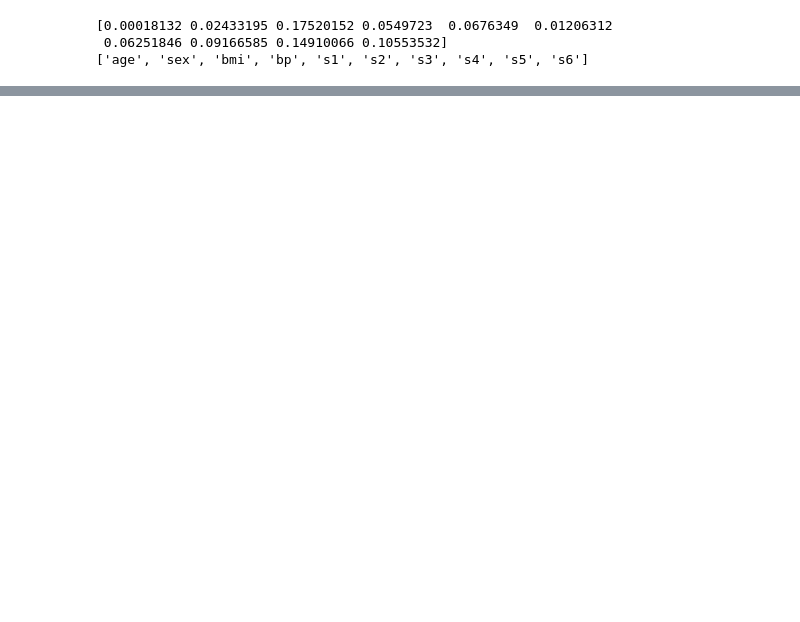
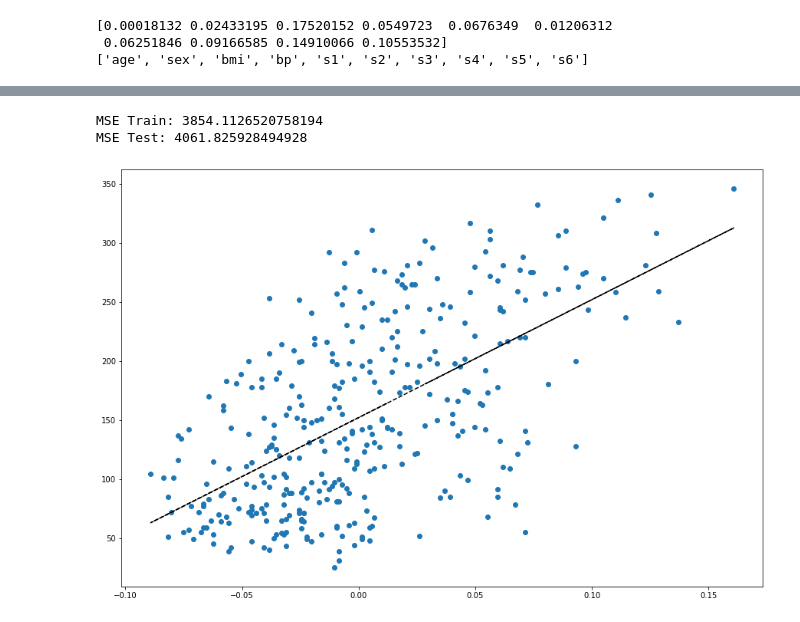
Before and after one commit to duluman/cmi-portfolio, a Jupyter notebook: data-science-5.ipynb, the cells around one changed output, grey strips where cells are left out. Saved outputs shown, nothing was run; the diff lists cells and outputs as text; code cells hidden in the pictures; blank space fills up the shorter version.

```diff
--- a/data-science-5.ipynb
+++ b/data-science-5.ipynb
@@ -43,0 +56,5 @@ plt.show()
+# %%
+import pandas as pd
+df = pd.DataFrame(X, columns=feature_names)
+df = df[kept_features]
+df.head()
@@ -43,0 +68,24 @@ plt.show()
+# %%
+from sklearn.model_selection import train_test_split
+from sklearn.linear_model import LinearRegression
+from sklearn.metrics import mean_squared_error
+
+X_train, X_test, y_train, y_test = train_test_split(df, y, test_size=0.2, random_state=42)
+r = LinearRegression()
+r = r.fit(X_train, y_train)
+y_train_pred = r.predict(X_train)
+y_test_pred = r.predict(X_test)
+mse_train = mean_squared_error(y_true=y_train, y_pred=y_train_pred)
+mse_test = mean_squared_error(y_true=y_test, y_pred=y_test_pred)
+print(f"MSE Train: {mse_train}")
+print(f"MSE Test: {mse_test}")
+# %% [output]
+MSE Train: 3854.1126520758194
+MSE Test: 4061.825928494928
+# %%
+_ = plt.figure(figsize=(15, 10))
+plt.plot(X_train, y_train_pred, 'k--')
+plt.scatter(X_train, y_train)
+plt.show()
+# %% [output]
+[figure, added]
```
Also changed, not shown: parts of 6 cells of this notebook.
